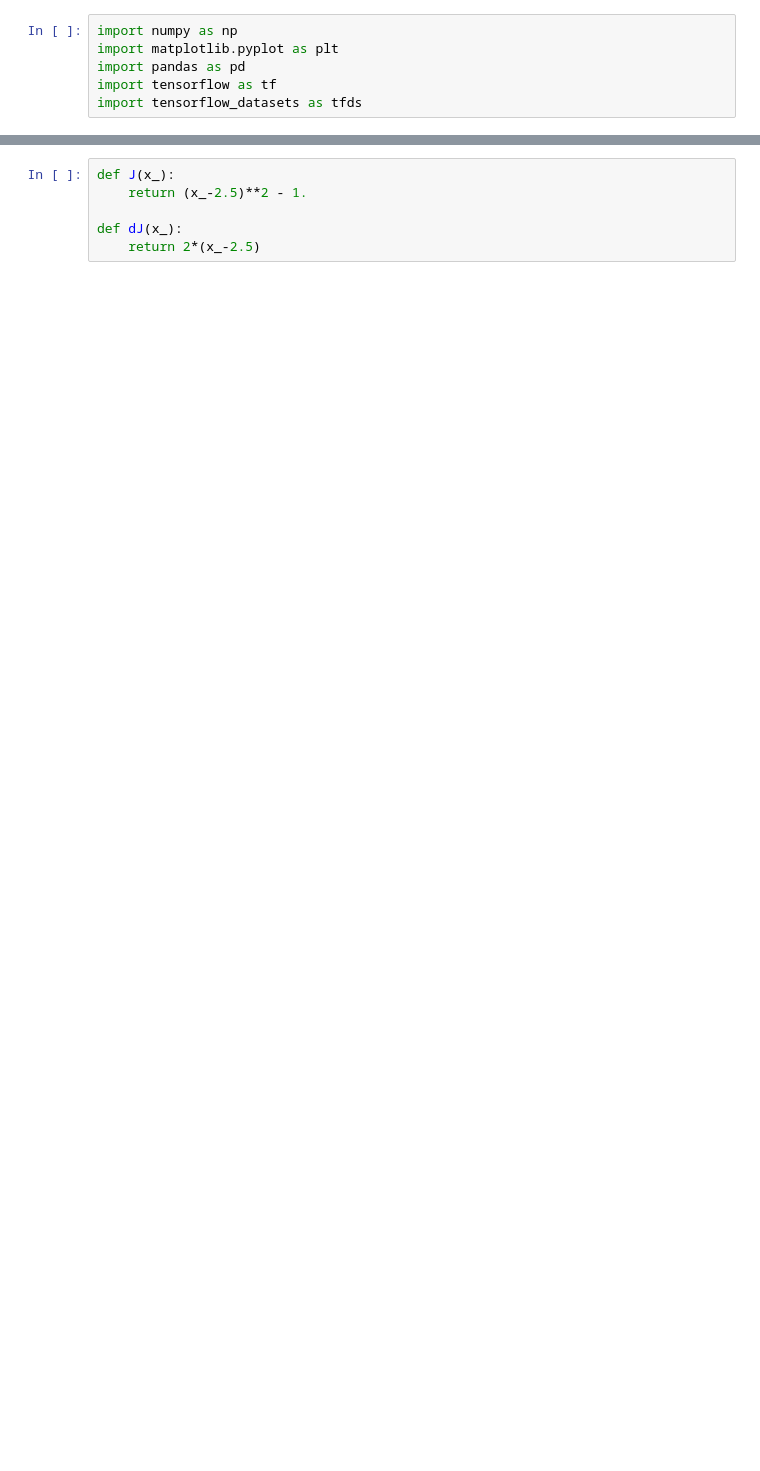
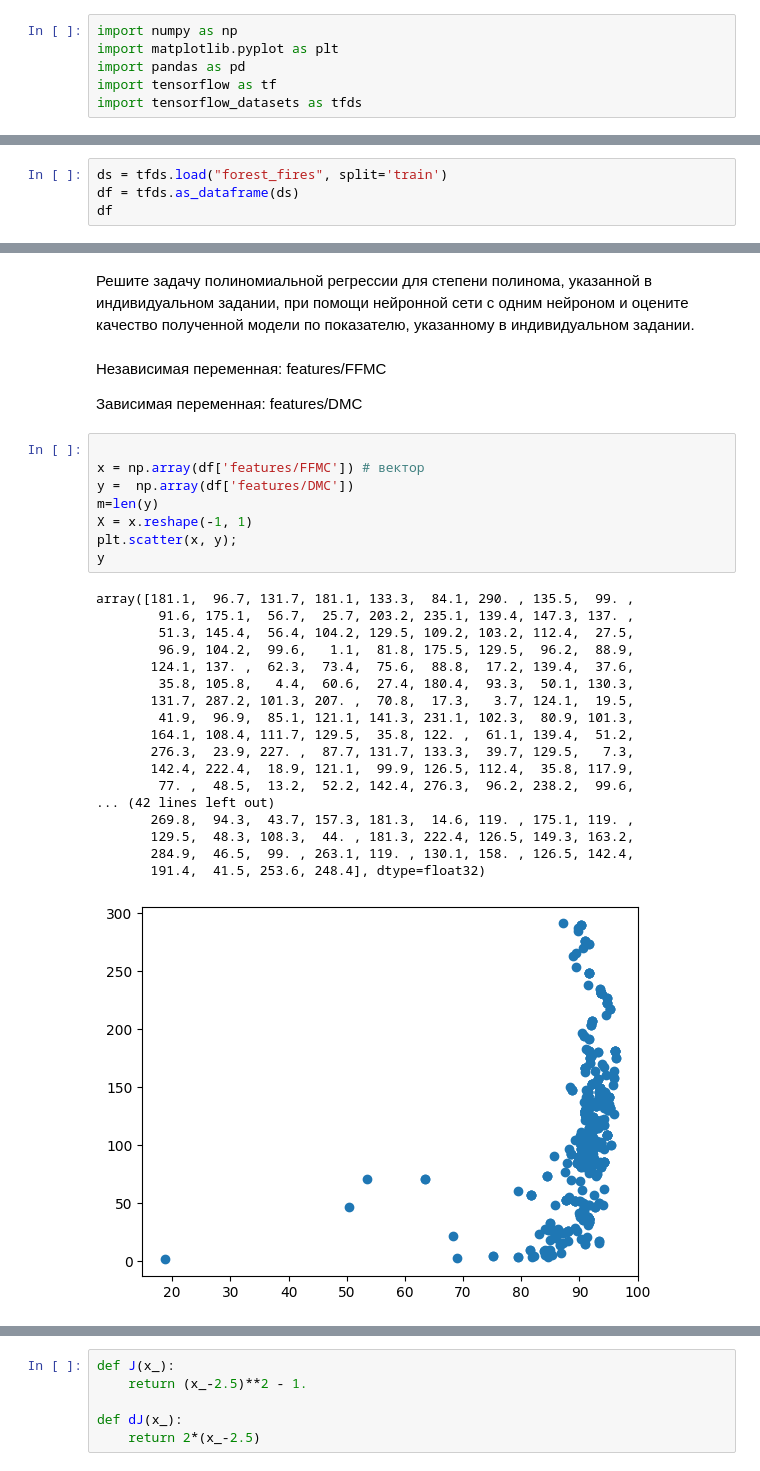
Before and after one commit to kjxeez/machine-learning, a Jupyter notebook: Poly_regression.ipynb, the cells around one changed output, grey strips where cells are left out. Saved outputs shown, nothing was run; the diff lists cells and outputs as text; blank space fills up the shorter version.

```diff
--- a/Poly_regression.ipynb
+++ b/Poly_regression.ipynb
@@ -38,0 +62,4 @@ plt.plot(plot_x, plot_y);
+# %%
+ds = tfds.load("forest_fires", split='train')
+df = tfds.as_dataframe(ds)
+df
@@ -38,0 +90,33 @@ plt.plot(plot_x, plot_y);
+# %% [markdown]
+Решите задачу полиномиальной регрессии для степени полинома, указанной в индивидуальном задании, при помощи нейронной сети с одним нейроном и оцените качество полученной модели по показателю, указанному в индивидуальном задании.
+# %% [markdown]
+Независимая переменная: features/FFMC
+
+Зависимая переменная: features/DMC
+# %%
+
+x = np.array(df['features/FFMC']) # вектор
+y =  np.array(df['features/DMC'])
+m=len(y)
+X = x.reshape(-1, 1)
+plt.scatter(x, y);
+y
+# %% [output]
+array([181.1,  96.7, 131.7, 181.1, 133.3,  84.1, 290. , 135.5,  99. ,
+        91.6, 175.1,  56.7,  25.7, 203.2, 235.1, 139.4, 147.3, 137. ,
+        51.3, 145.4,  56.4, 104.2, 129.5, 109.2, 103.2, 112.4,  27.5,
+        96.9, 104.2,  99.6,   1.1,  81.8, 175.5, 129.5,  96.2,  88.9,
+       124.1, 137. ,  62.3,  73.4,  75.6,  88.8,  17.2, 139.4,  37.6,
+        35.8, 105.8,   4.4,  60.6,  27.4, 180.4,  93.3,  50.1, 130.3,
+       131.7, 287.2, 101.3, 207. ,  70.8,  17.3,   3.7, 124.1,  19.5,
+        41.9,  96.9,  85.1, 121.1, 141.3, 231.1, 102.3,  80.9, 101.3,
+       164.1, 108.4, 111.7, 129.5,  35.8, 122. ,  61.1, 139.4,  51.2,
+       276.3,  23.9, 227. ,  87.7, 131.7, 133.3,  39.7, 129.5,   7.3,
+       142.4, 222.4,  18.9, 121.1,  99.9, 126.5, 112.4,  35.8, 117.9,
+        77. ,  48.5,  13.2,  52.2, 142.4, 276.3,  96.2, 238.2,  99.6,
+... (42 lines left out)
+       269.8,  94.3,  43.7, 157.3, 181.3,  14.6, 119. , 175.1, 119. ,
+       129.5,  48.3, 108.3,  44. , 181.3, 222.4, 126.5, 149.3, 163.2,
+       284.9,  46.5,  99. , 263.1, 119. , 130.1, 158. , 126.5, 142.4,
+       191.4,  41.5, 253.6, 248.4], dtype=float32)
+[figure, added]
```
Also changed, not shown: parts of 105 cells of this notebook.
